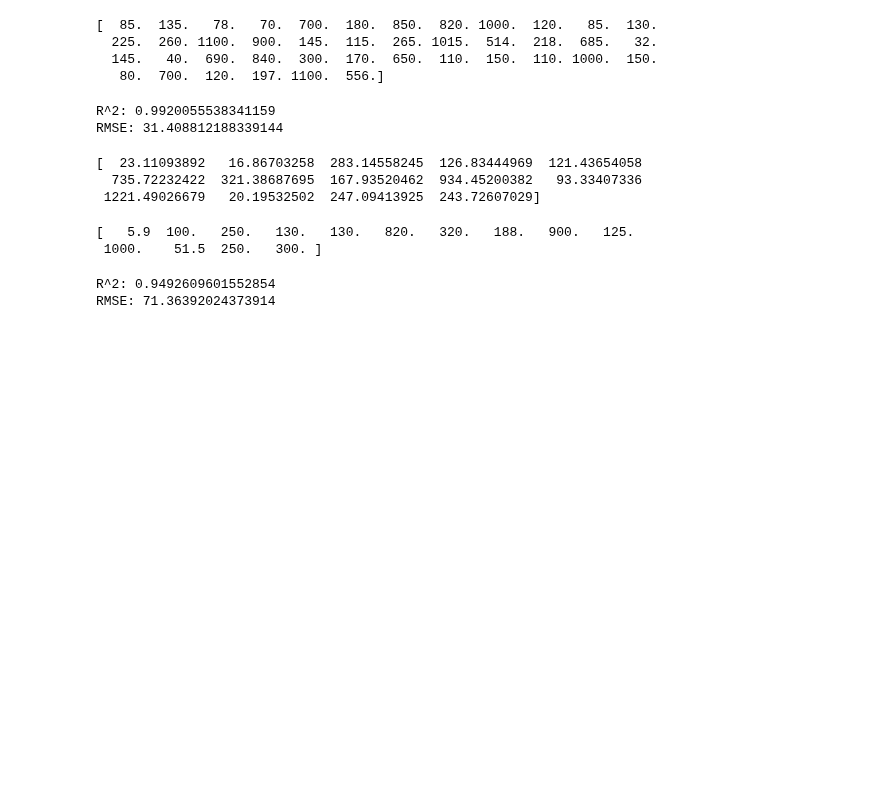
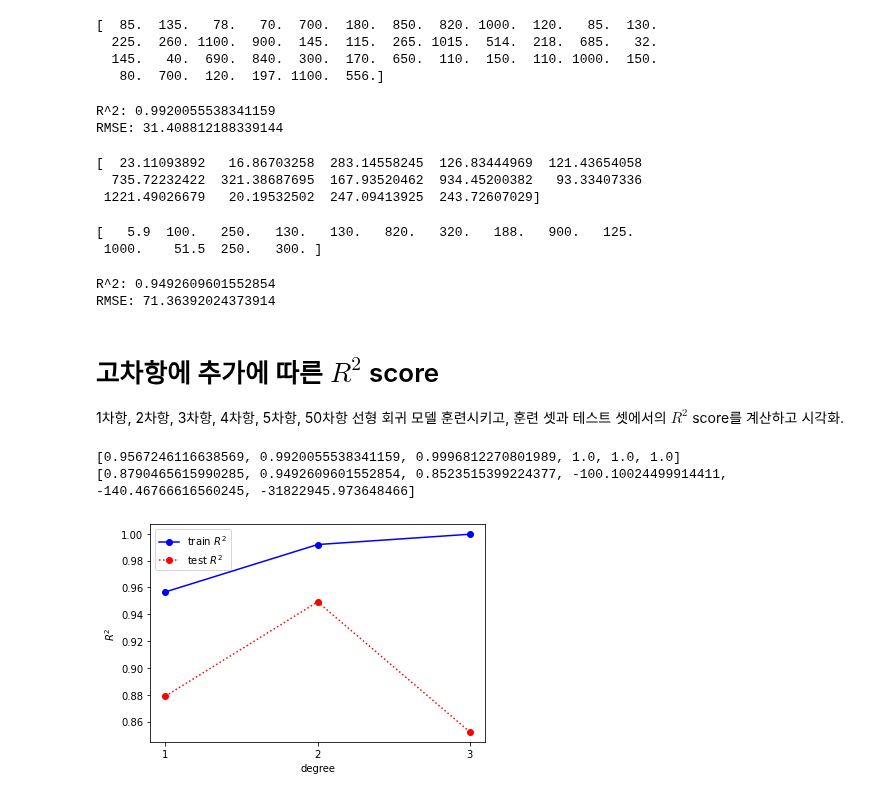
Before and after one commit to JakeOh/202110_itw_lab_python, a Jupyter notebook: ml06_multiple_regression.ipynb, the cells around one changed output. Drawn from its saved outputs; the diff is of its cells as text; code cells hidden in the pictures; blank space fills up the shorter version.

```diff
--- a/ml06_multiple_regression.ipynb
+++ b/ml06_multiple_regression.ipynb
@@ -266,3 +266,39 @@ print('RMSE:', np.sqrt(mean_squared_error(y_test, test_pred)))
 # %% [output]
 R^2: 0.9492609601552854
 RMSE: 71.36392024373914
+# %% [markdown]
+# 고차항에 추가에 따른 $R^2$ score
+
+1차항, 2차항, 3차항, 4차항, 5차항, 50차항 선형 회귀 모델 훈련시키고, 훈련 셋과 테스트 셋에서의 $R^2$ score를 계산하고 시각화.
+# %%
+degrees = [1, 2, 3, 4, 5, 50]
+train_scores = []  # 훈련 셋에서의 R^2 score를 저장할 리스트
+test_scores = []  # 테스트 셋에서의 R^2 score를 저장할 리스트
+
+for d in degrees:
+    poly = PolynomialFeatures(degree=d, include_bias=False)
+    scaler = StandardScaler()
+    reg = LinearRegression()
+    model = Pipeline(steps=[('poly', poly), ('scaler', scaler), ('reg', reg)])
+    model.fit(X_train, y_train)
+    train_r2 = model.score(X_train, y_train)
+    train_scores.append(train_r2)
+    test_r2 = model.score(X_test, y_test)
+    test_scores.append(test_r2)
+
+print(train_scores)
+print(test_scores)
+# %% [output]
+[0.9567246116638569, 0.9920055538341159, 0.9996812270801989, 1.0, 1.0, 1.0]
+[0.8790465615990285, 0.9492609601552854, 0.8523515399224377, -100.10024499914411, -140.46766616560245, -31822945.973648466]
+# %%
+plt.plot(train_scores[:3], 'bo-', label='train $R^2$')
+plt.plot(test_scores[:3], 'ro:', label='test $R^2$')
+
+plt.xticks(ticks=[0, 1, 2], labels=[1, 2, 3])
+plt.xlabel('degree')
+plt.ylabel('$R^2$')
+plt.legend()
+plt.show()
+# %% [output]
+[figure, added]
```
